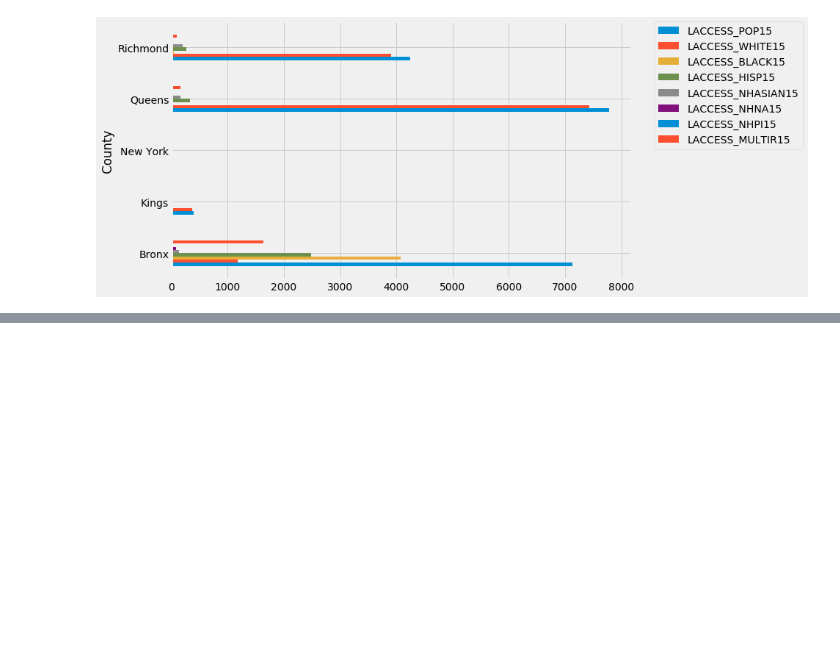
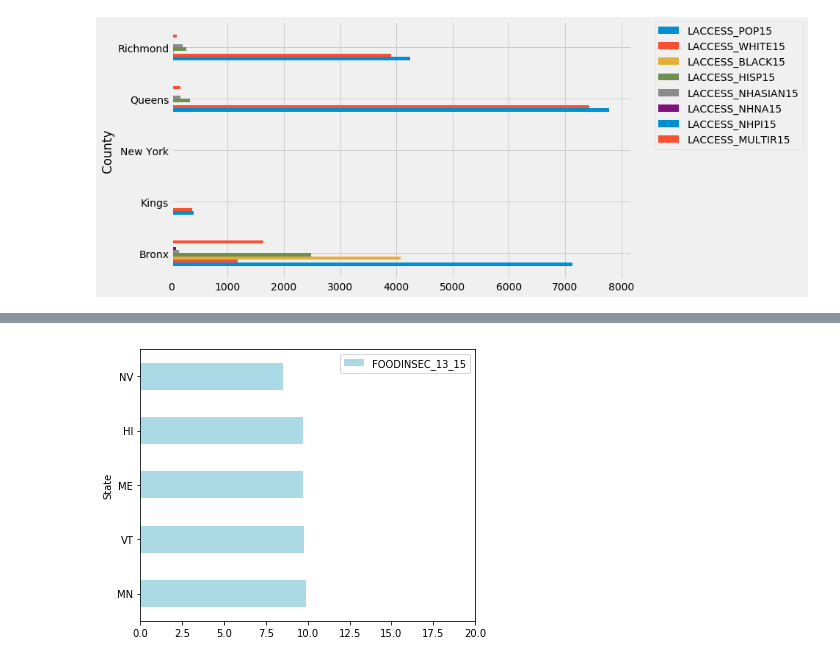
Before and after one commit to christina10211/Data-Studio, a Jupyter notebook: code/01-food_environment/US_Food_Environment.ipynb, the cells around one changed output, grey strips where cells are left out. Drawn from its saved outputs; the diff is of its cells as text; code cells hidden in the pictures; blank space fills up the shorter version.

```diff
--- a/code/01-food_environment/US_Food_Environment.ipynb
+++ b/code/01-food_environment/US_Food_Environment.ipynb
@@ -62,0 +267,7 @@ plt.legend(bbox_to_anchor=(1.05, 1), loc=2, borderaxespad=0.)
+# %%
+bar_colors = [color_dict[name] for name in low_insecure.State]
+ax = low_insecure.plot(kind = 'barh', x = 'State',color = bar_colors, figsize=(6,5),width = 0.5)
+ax.set_xlim((0, 20))
+plt.savefig("low_insecure.pdf")
+# %% [output]
+[figure, added]
```
Also changed, not shown: parts of 51 cells of this notebook, 41 other files.
